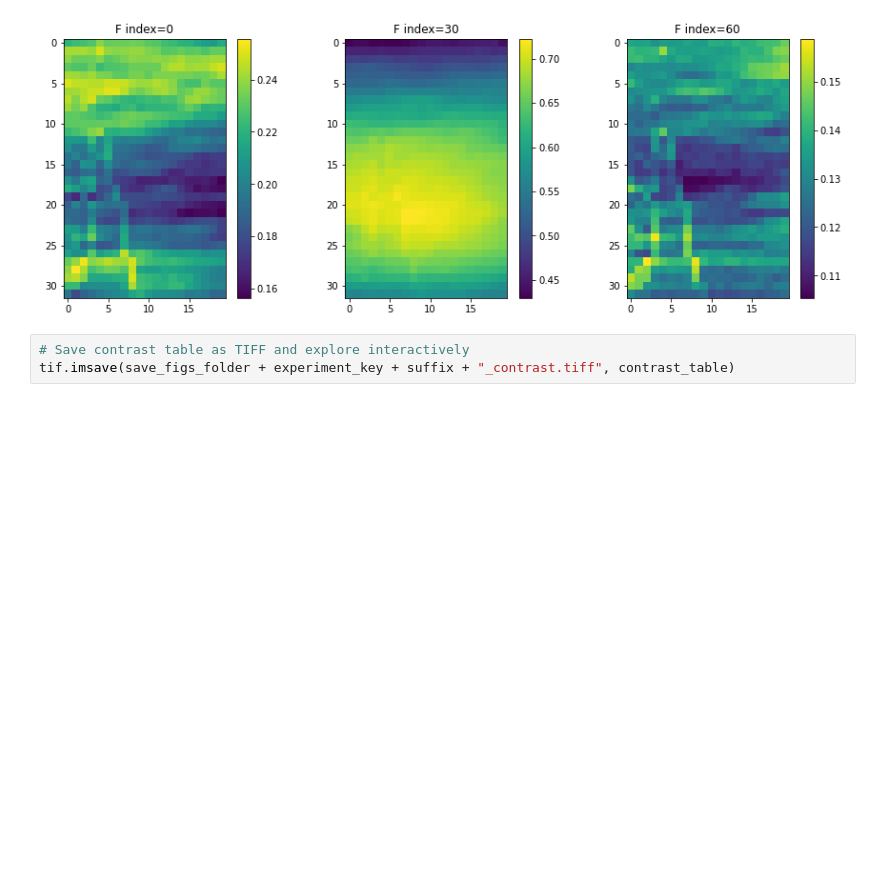
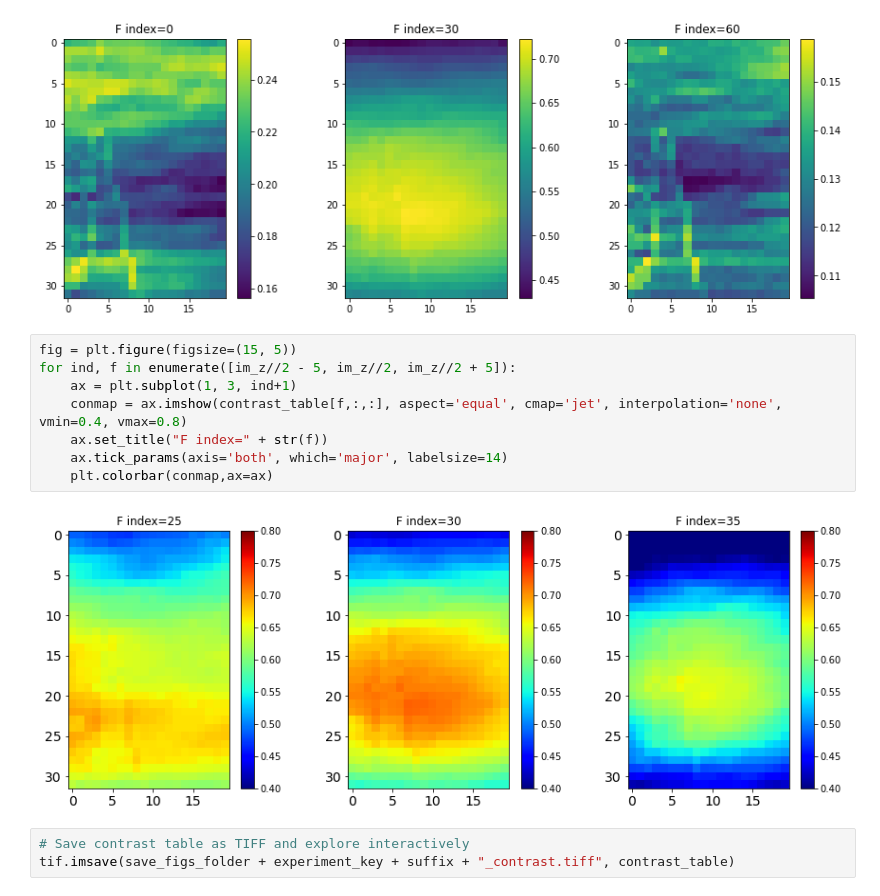
Before and after one commit to nvladimus/lens-testing, a Jupyter notebook: field-curvature/FieldCurvature-Fstack-Thorlabs2x_NA0.1-WD56.ipynb, the cells around one changed output. Saved outputs shown, nothing was run; the diff lists cells and outputs as text; blank space fills up the shorter version.

```diff
--- a/field-curvature/FieldCurvature-Fstack-Thorlabs2x_NA0.1-WD56.ipynb
+++ b/field-curvature/FieldCurvature-Fstack-Thorlabs2x_NA0.1-WD56.ipynb
@@ -90,6 +90,16 @@ for ind, f in enumerate([0, im_z//2, im_z-1]):
     plt.colorbar(conmap,ax=ax)
 # %% [output]
 [figure]
+# %%
+fig = plt.figure(figsize=(15, 5))
+for ind, f in enumerate([im_z//2 - 5, im_z//2, im_z//2 + 5]):
+    ax = plt.subplot(1, 3, ind+1)
+    conmap = ax.imshow(contrast_table[f,:,:], aspect='equal', cmap='jet', interpolation='none', vmin=0.4, vmax=0.8)
+    ax.set_title("F index=" + str(f))
+    ax.tick_params(axis='both', which='major', labelsize=14)
+    plt.colorbar(conmap,ax=ax)
+# %% [output]
+[figure, added]
 # %%
 # Save contrast table as TIFF and explore interactively
 tif.imsave(save_figs_folder + experiment_key + suffix + "_contrast.tiff", contrast_table)
```
Also changed, not shown: 3 other files.
